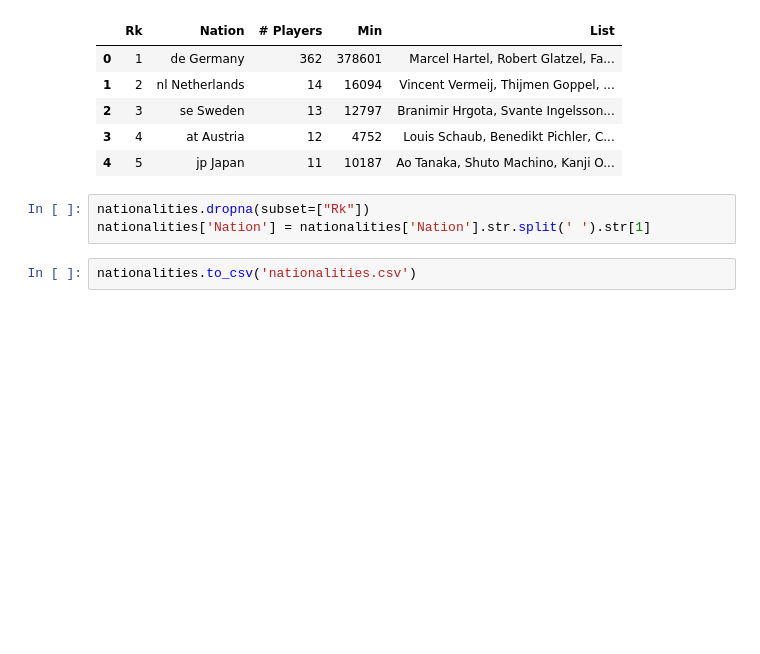
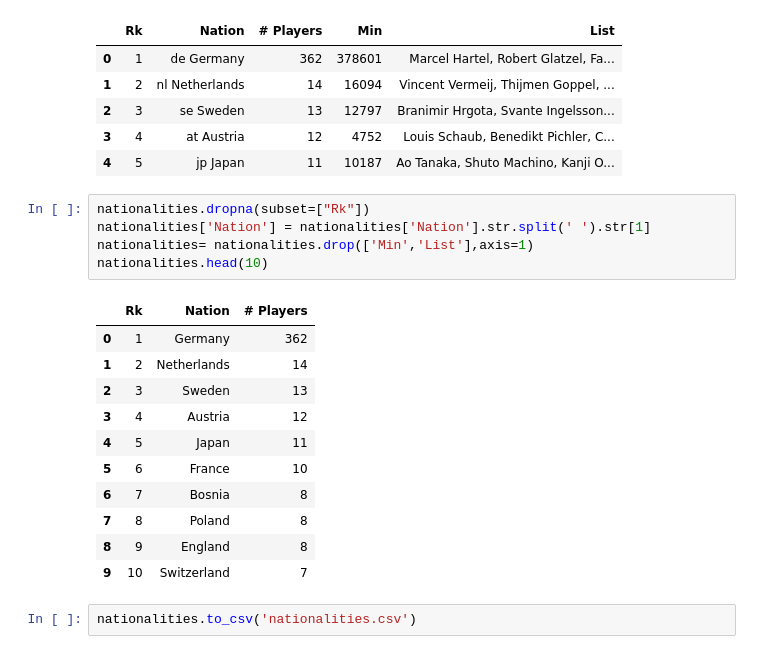
Before and after one commit to ayush-2-7/Footballanalytics, a Jupyter notebook: Bundesliga2_23/24.ipynb, the cells around one changed output. Drawn from its saved outputs; the diff is of its cells as text; blank space fills up the shorter version.

```diff
--- a/Bundesliga2_23/24.ipynb
+++ b/Bundesliga2_23/24.ipynb
@@ -111,6 +114,20 @@ nationalities.head()
 # %%
 nationalities.dropna(subset=["Rk"])
 nationalities['Nation'] = nationalities['Nation'].str.split(' ').str[1]
+nationalities= nationalities.drop(['Min','List'],axis=1)
+nationalities.head(10)
+# %% [output]
+|  | Rk | Nation | # Players |
+| 0 | 1 | Germany | 362 |
+| 1 | 2 | Netherlands | 14 |
+| 2 | 3 | Sweden | 13 |
+| 3 | 4 | Austria | 12 |
+| 4 | 5 | Japan | 11 |
+| 5 | 6 | France | 10 |
+| 6 | 7 | Bosnia | 8 |
+| 7 | 8 | Poland | 8 |
+| 8 | 9 | England | 8 |
+| 9 | 10 | Switzerland | 7 |
 # %%
 nationalities.to_csv('nationalities.csv')
 # %%
```
Also changed, not shown: parts of 3 cells of this notebook, 7 other files.
